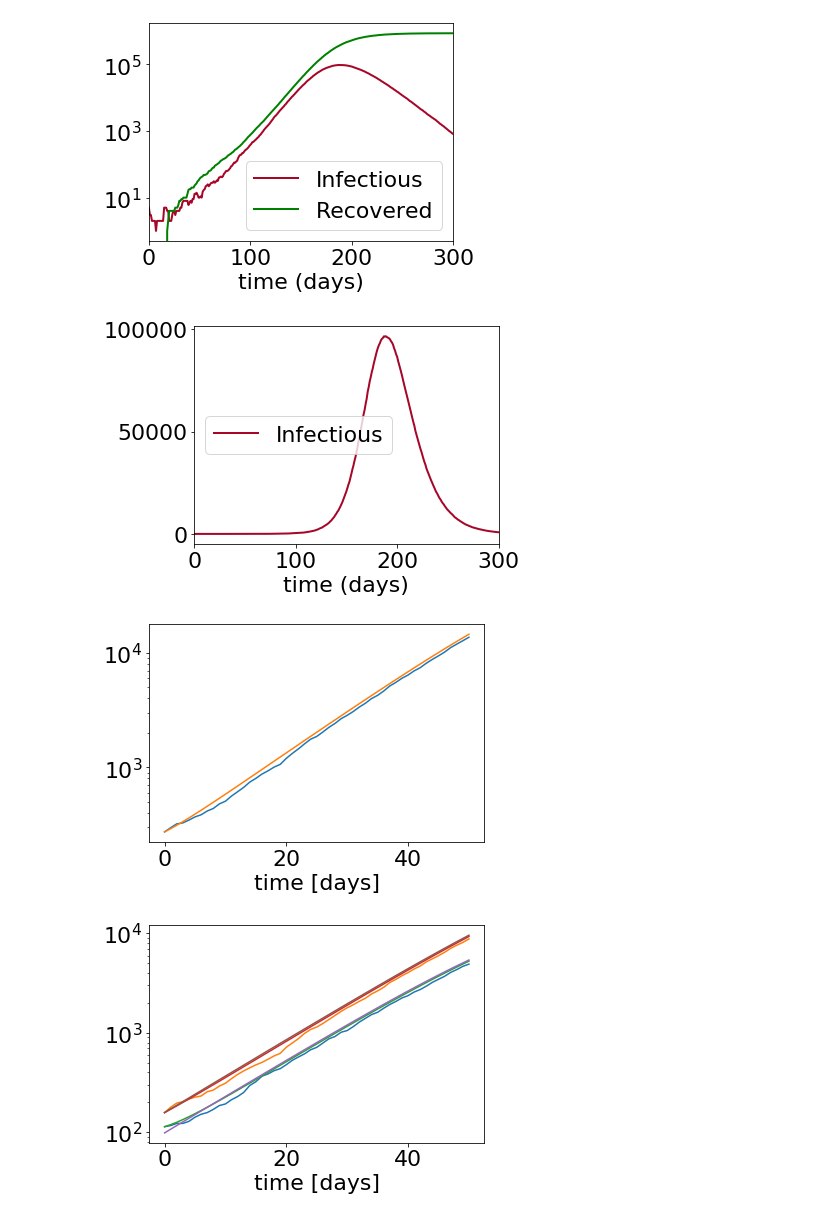
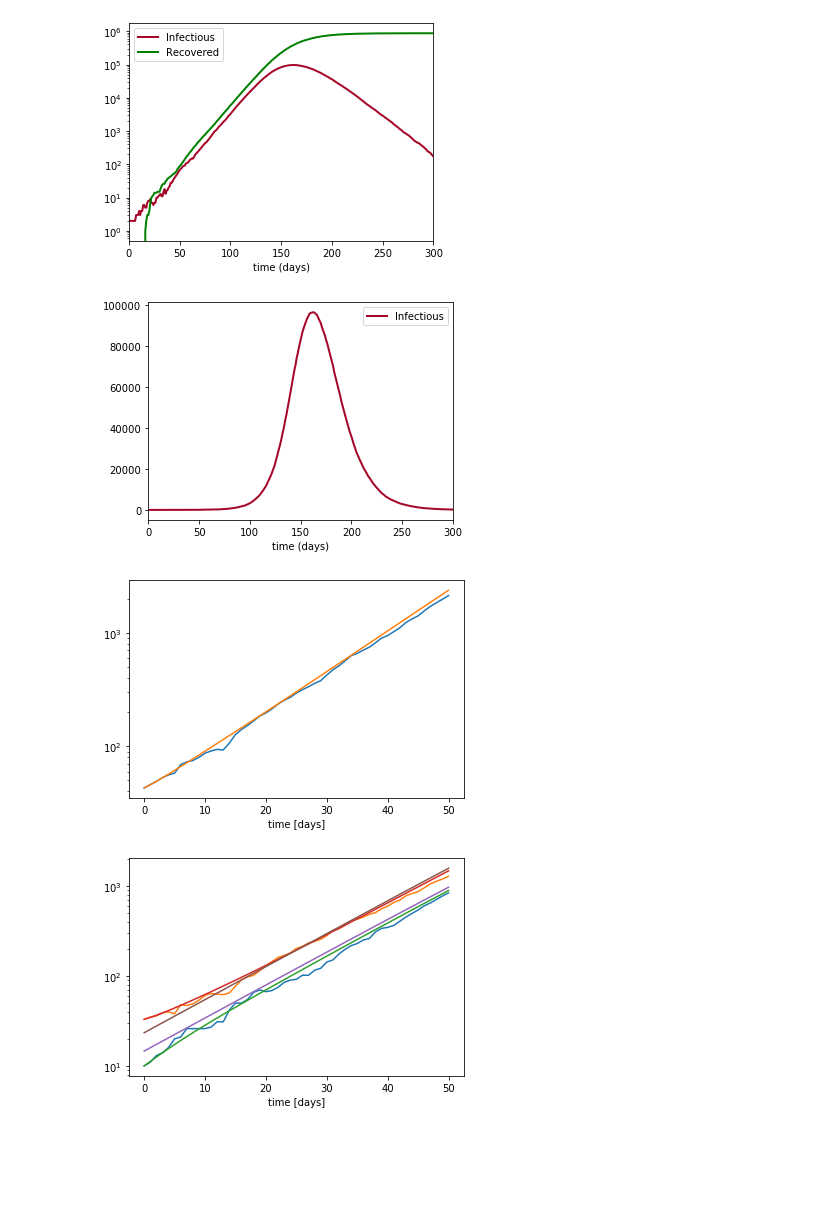
Before and after one commit to rajeshrinet/pyross, a Jupyter notebook: examples/inference/ex-lin-mode-M=2.ipynb, the cells around one changed output. Cells and saved outputs as stored; diff of their text form; code cells hidden in the pictures; blank space fills up the shorter version.

```diff
--- a/examples/inference/ex-lin-mode-M=2.ipynb
+++ b/examples/inference/ex-lin-mode-M=2.ipynb
@@ -34,8 +34,8 @@ true_parameters = parameters
 
 S0 = Ni
 Ia0 = np.zeros((M))
-Ia0[1] += 5
-S0[1] -= 5
+Ia0[1] += 2
+S0[1] -= 2
 
 Is0 = np.zeros((M))
 E0 = np.zeros((M))
@@ -66,44 +66,44 @@ plt.xlim(0,Tf);
 plt.legend()
 plt.show()
 # %% [output]
-[figure, old version]
+[figure, new version]
-[figure, old version]
+[figure, new version]
 # %%
 # load the data and rescale to intensive variables
-N_start = 100
+N_start = 50
 Tf_inference = 50
 Nf_inference = Tf_inference + 1
 
 A = 1
 
 x = data['X'].astype('float')
 x = x[N_start:N_start+Nf_inference]/A
 steps = 4 # number internal integration steps taken, must be an odd number
 
 
 # initialise the estimator
 estimator = pyross.inference.SEIR(parameters, M, Ni/A, A, steps)
 
 
 # make a fltr to get N-R and Is for each age class
 fltr=np.kron([[1, 1, 1, 1], [0, 0, 0, 1]], np.identity(M))
 obs=np.einsum('ij,kj->ki', fltr, x)
 x0=x[0]
 
 # Compare the deterministic trajectory and the stochastic trajectory with the same
 # initial conditions and parameters
 det_model = estimator.make_det_model(parameters)
 
 
 time_points = np.linspace(0, Tf_inference, Nf_inference)
 xm = estimator.integrate(x0, 0, Tf_inference, Nf_inference, det_model, contactMatrix)
 
 plt.semilogy(np.sum(obs[:, -M:], axis=1))
 plt.semilogy(np.sum(np.einsum('ij,kj->ki', fltr, xm)[:, -M:], axis=1))
 plt.xlabel("time [days]")
 plt.show()
 # %% [output]
-[figure, old version]
+[figure, new version]
 # %%
 # test the approximation of the initial conditions by v
 zero_state = np.zeros((4*M))
@@ -121,7 +121,7 @@ plt.semilogy(np.einsum('ij,kj->ki', fltr, xm_approx)[:, -2:])
 plt.xlabel("time [days]")
 plt.show()
 # %% [output]
-[figure, old version]
+[figure, new version]
 # %%
 # compute -log_p for the original (correct) parameters
 start_time = time.time()
```
Also changed, not shown: parts of 6 cells of this notebook.
